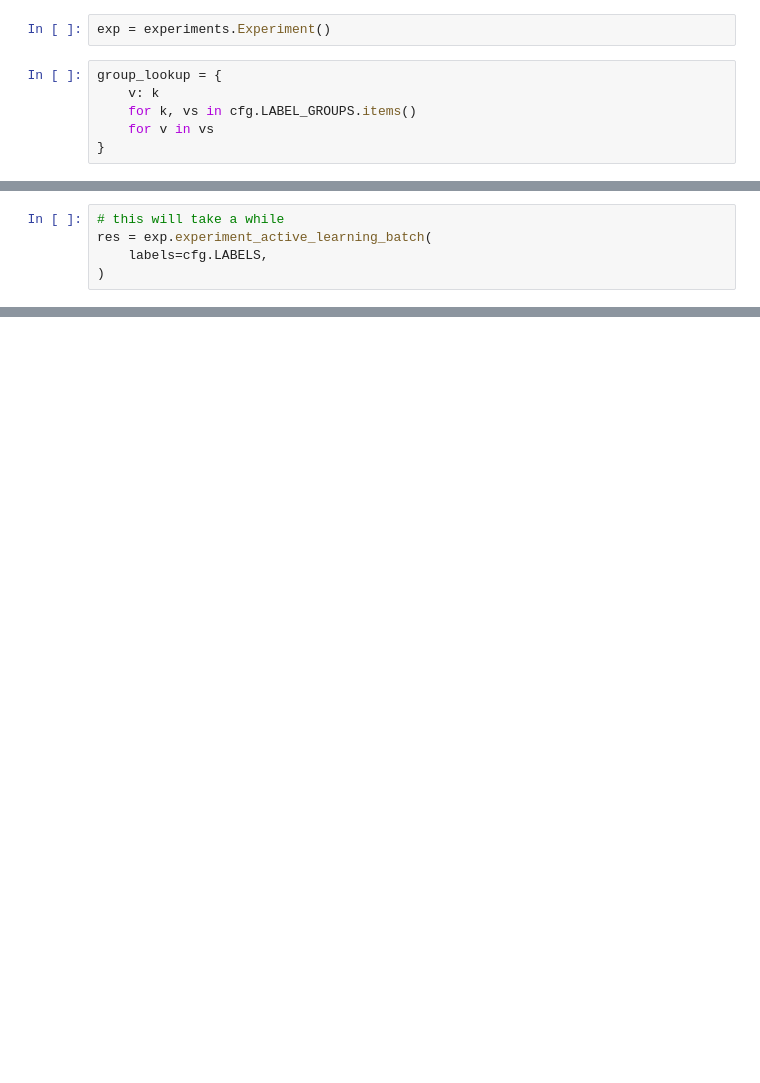
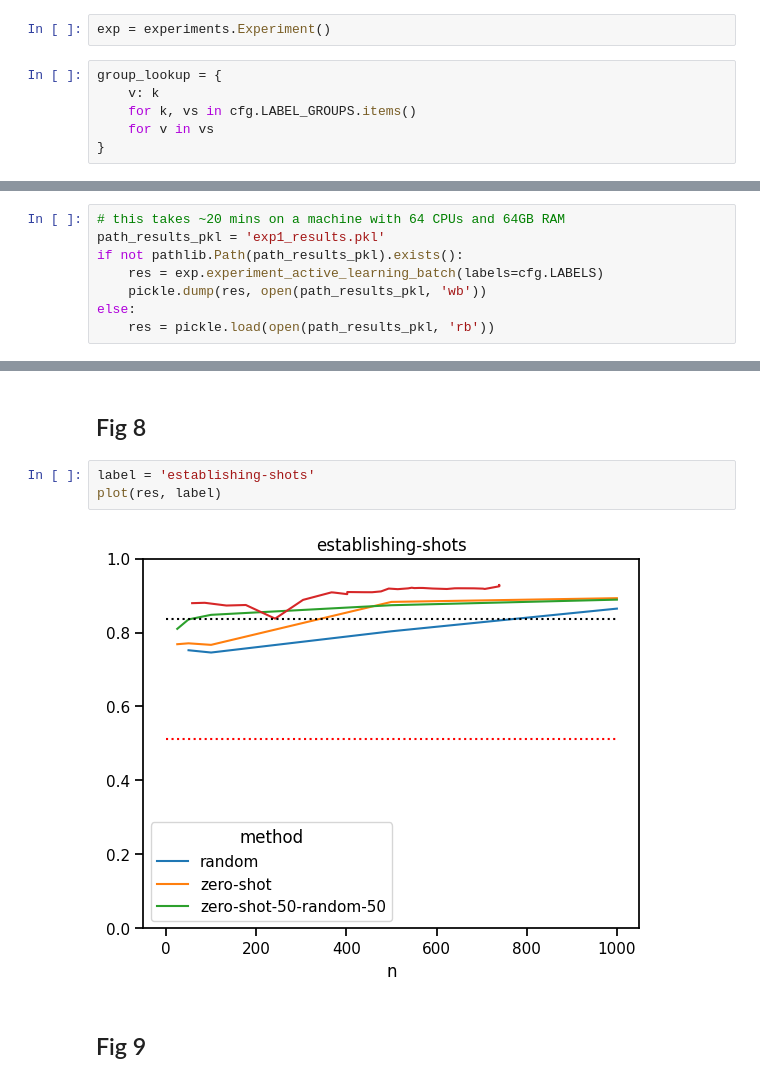
Before and after one commit to Netflix/videoannotator, a Jupyter notebook: exp1.ipynb, the cells around one changed output, grey strips where cells are left out. Cells and saved outputs as stored; diff of their text form; blank space fills up the shorter version.

```diff
--- a/exp1.ipynb
+++ b/exp1.ipynb
@@ -22,5 +199,0 @@ len(group_lookup)
-# %%
-# this will take a while
-res = exp.experiment_active_learning_batch(
-    labels=cfg.LABELS,
-)
@@ -116 +205,9 @@ def agg(df, sig):
+# %%
+# this takes ~20 mins on a machine with 64 CPUs and 64GB RAM
+path_results_pkl = 'exp1_results.pkl'
+if not pathlib.Path(path_results_pkl).exists():
+    res = exp.experiment_active_learning_batch(labels=cfg.LABELS)
+    pickle.dump(res, open(path_results_pkl, 'wb'))
+else:
+    res = pickle.load(open(path_results_pkl, 'rb'))
 # %%
@@ -167,3 +231,12 @@ len(vals)
+# %% [markdown]
+## Fig 8
+# %%
+label = 'establishing-shots'
+plot(res, label)
+# %% [output]
+[figure, added]
+# %% [markdown]
+## Fig 9
 # %%
 q = (df.groupby('cnt').apply(lambda xs: pd.Series({
     c: sum(
```
Also changed, not shown: parts of 52 cells of this notebook.
